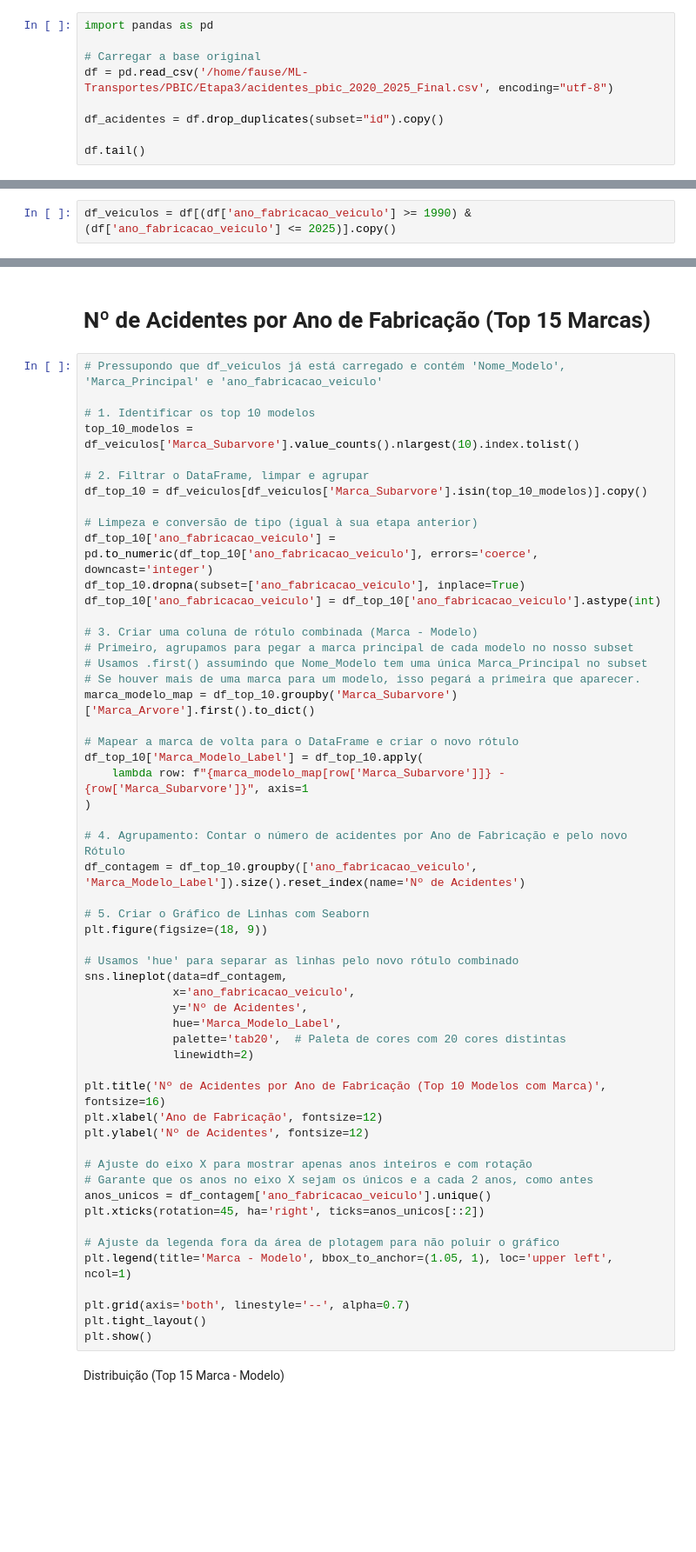
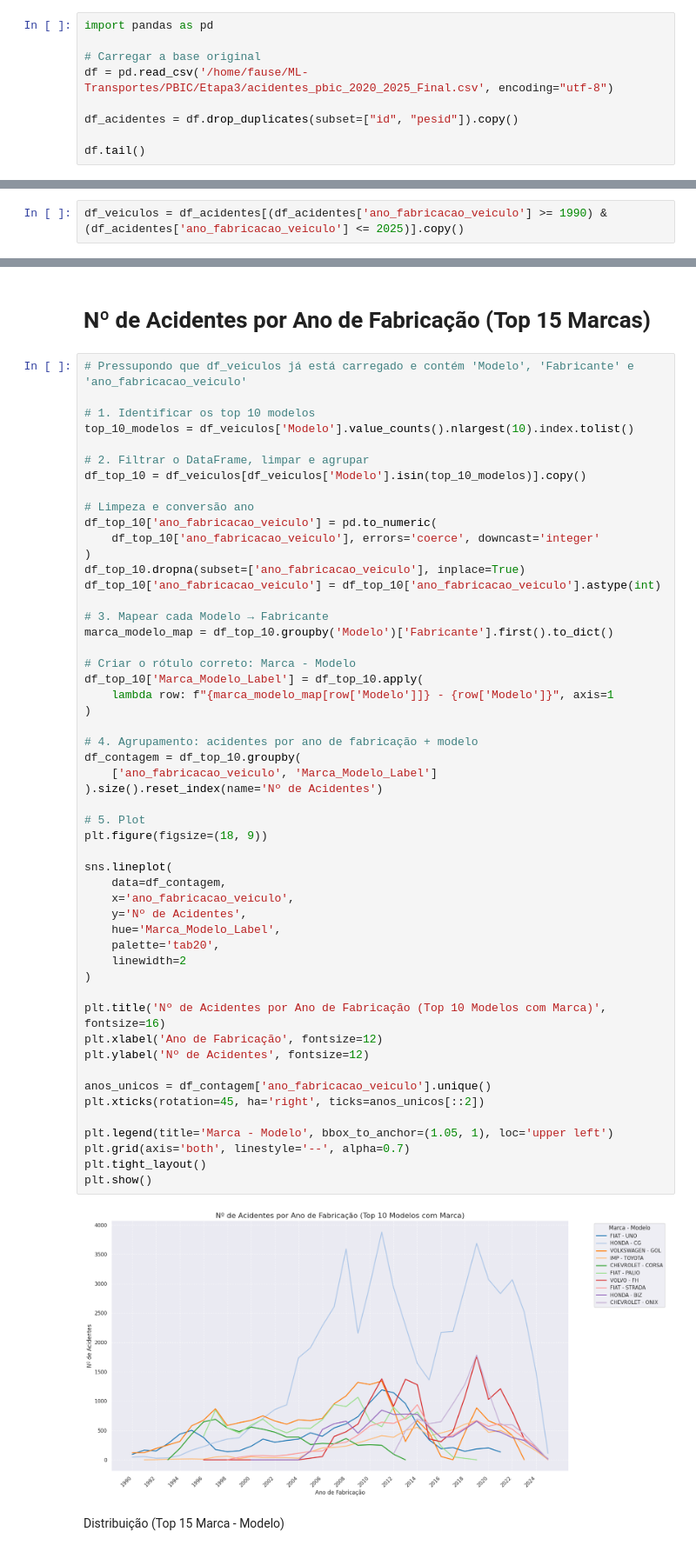
Before and after one commit to FauseSkyWalker/ML-Transportes, a Jupyter notebook: PBIC/Etapa3/Grupo3.ipynb, the cells around one changed output, grey strips where cells are left out. Shown at 87% size. Drawn from its saved outputs; the diff is of its cells as text; blank space fills up the shorter version.

```diff
--- a/PBIC/Etapa3/Grupo3.ipynb
+++ b/PBIC/Etapa3/Grupo3.ipynb
@@ -13,7 +13,7 @@ import pandas as pd
 # Carregar a base original
 df = pd.read_csv('/home/fause/ML-Transportes/PBIC/Etapa3/acidentes_pbic_2020_2025_Final.csv', encoding="utf-8")
 
-df_acidentes = df.drop_duplicates(subset="id").copy()
+df_acidentes = df.drop_duplicates(subset=["id", "pesid"]).copy()
 
 df.tail()
 # %% [output]
@@ -45,7 +59,7 @@ print(marcas_mais_frequentes)
 # %% [markdown]
 # Veiculos x Acidentes
 # %%
-df_veiculos = df[(df['ano_fabricacao_veiculo'] >= 1990) & (df['ano_fabricacao_veiculo'] <= 2025)].copy()
+df_veiculos = df_acidentes[(df_acidentes['ano_fabricacao_veiculo'] >= 1990) & (df_acidentes['ano_fabricacao_veiculo'] <= 2025)].copy()
 # %%
 
 if {'tipo_veiculo', 'ano_fabricacao_veiculo'}.issubset(df_veiculos.columns):
@@ -67,59 +83,59 @@ if {'tipo_veiculo', 'ano_fabricacao_veiculo'}.issubset(df_veiculos.columns):
 # %% [markdown]
 # Nº de Acidentes por Ano de Fabricação (Top 15 Marcas)
 # %%
-# Pressupondo que df_veiculos já está carregado e contém 'Nome_Modelo', 'Marca_Principal' e 'ano_fabricacao_veiculo'
+# Pressupondo que df_veiculos já está carregado e contém 'Modelo', 'Fabricante' e 'ano_fabricacao_veiculo'
 
 # 1. Identificar os top 10 modelos
-top_10_modelos = df_veiculos['Marca_Subarvore'].value_counts().nlargest(10).index.tolist()
+top_10_modelos = df_veiculos['Modelo'].value_counts().nlargest(10).index.tolist()
 
 # 2. Filtrar o DataFrame, limpar e agrupar
-df_top_10 = df_veiculos[df_veiculos['Marca_Subarvore'].isin(top_10_modelos)].copy()
+df_top_10 = df_veiculos[df_veiculos['Modelo'].isin(top_10_modelos)].copy()
 
-# Limpeza e conversão de tipo (igual à sua etapa anterior)
-df_top_10['ano_fabricacao_veiculo'] = pd.to_numeric(df_top_10['ano_fabricacao_veiculo'], errors='coerce', downcast='integer')
+# Limpeza e conversão ano
+df_top_10['ano_fabricacao_veiculo'] = pd.to_numeric(
+    df_top_10['ano_fabricacao_veiculo'], errors='coerce', downcast='integer'
+)
 df_top_10.dropna(subset=['ano_fabricacao_veiculo'], inplace=True)
 df_top_10['ano_fabricacao_veiculo'] = df_top_10['ano_fabricacao_veiculo'].astype(int)
 
-# 3. Criar uma coluna de rótulo combinada (Marca - Modelo)
-# Primeiro, agrupamos para pegar a marca principal de cada modelo no nosso subset
-# Usamos .first() assumindo que Nome_Modelo tem uma única Marca_Principal no subset
-# Se houver mais de uma marca para um modelo, isso pegará a primeira que aparecer.
-marca_modelo_map = df_top_10.groupby('Marca_Subarvore')['Marca_Arvore'].first().to_dict()
+# 3. Mapear cada Modelo → Fabricante
+marca_modelo_map = df_top_10.groupby('Modelo')['Fabricante'].first().to_dict()
 
-# Mapear a marca de volta para o DataFrame e criar o novo rótulo
+# Criar o rótulo correto: Marca - Modelo
 df_top_10['Marca_Modelo_Label'] = df_top_10.apply(
-    lambda row: f"{marca_modelo_map[row['Marca_Subarvore']]} - {row['Marca_Subarvore']}", axis=1
+    lambda row: f"{marca_modelo_map[row['Modelo']]} - {row['Modelo']}", axis=1
 )
 
-# 4. Agrupamento: Contar o número de acidentes por Ano de Fabricação e pelo novo Rótulo
-df_contagem = df_top_10.groupby(['ano_fabricacao_veiculo', 'Marca_Modelo_Label']).size().reset_index(name='Nº de Acidentes')
+# 4. Agrupamento: acidentes por ano de fabricação + modelo
+df_contagem = df_top_10.groupby(
+    ['ano_fabricacao_veiculo', 'Marca_Modelo_Label']
+).size().reset_index(name='Nº de Acidentes')
 
-# 5. Criar o Gráfico de Linhas com Seaborn
+# 5. Plot
 plt.figure(figsize=(18, 9))
 
-# Usamos 'hue' para separar as linhas pelo novo rótulo combinado
-sns.lineplot(data=df_contagem,
-             x='ano_fabricacao_veiculo',
-             y='Nº de Acidentes',
-             hue='Marca_Modelo_Label',
-             palette='tab20',  # Paleta de cores com 20 cores distintas
-             linewidth=2)
+sns.lineplot(
+    data=df_contagem,
+    x='ano_fabricacao_veiculo',
+    y='Nº de Acidentes',
+    hue='Marca_Modelo_Label',
+    palette='tab20',
+    linewidth=2
+)
 
 plt.title('Nº de Acidentes por Ano de Fabricação (Top 10 Modelos com Marca)', fontsize=16)
 plt.xlabel('Ano de Fabricação', fontsize=12)
 plt.ylabel('Nº de Acidentes', fontsize=12)
 
-# Ajuste do eixo X para mostrar apenas anos inteiros e com rotação
-# Garante que os anos no eixo X sejam os únicos e a cada 2 anos, como antes
 anos_unicos = df_contagem['ano_fabricacao_veiculo'].unique()
 plt.xticks(rotation=45, ha='right', ticks=anos_unicos[::2])
 
-# Ajuste da legenda fora da área de plotagem para não poluir o gráfico
-plt.legend(title='Marca - Modelo', bbox_to_anchor=(1.05, 1), loc='upper left', ncol=1)
-
+plt.legend(title='Marca - Modelo', bbox_to_anchor=(1.05, 1), loc='upper left')
 plt.grid(axis='both', linestyle='--', alpha=0.7)
 plt.tight_layout()
 plt.show()
+# %% [output]
+[figure, added]
 # %% [markdown]
 Distribuição (Top 15 Marca - Modelo)
 # %%
```
Also changed, not shown: parts of 6 cells of this notebook, 11 other files.
